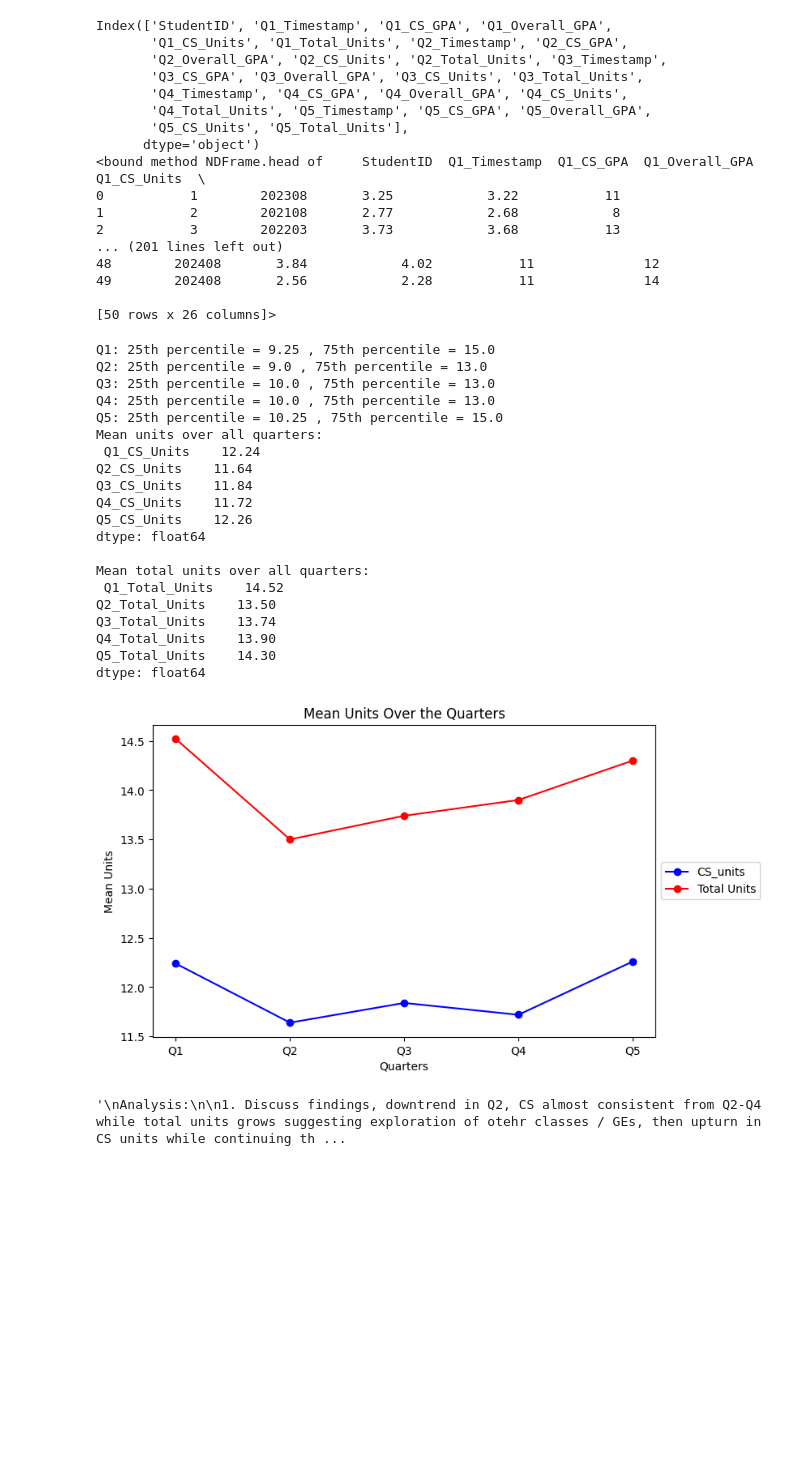
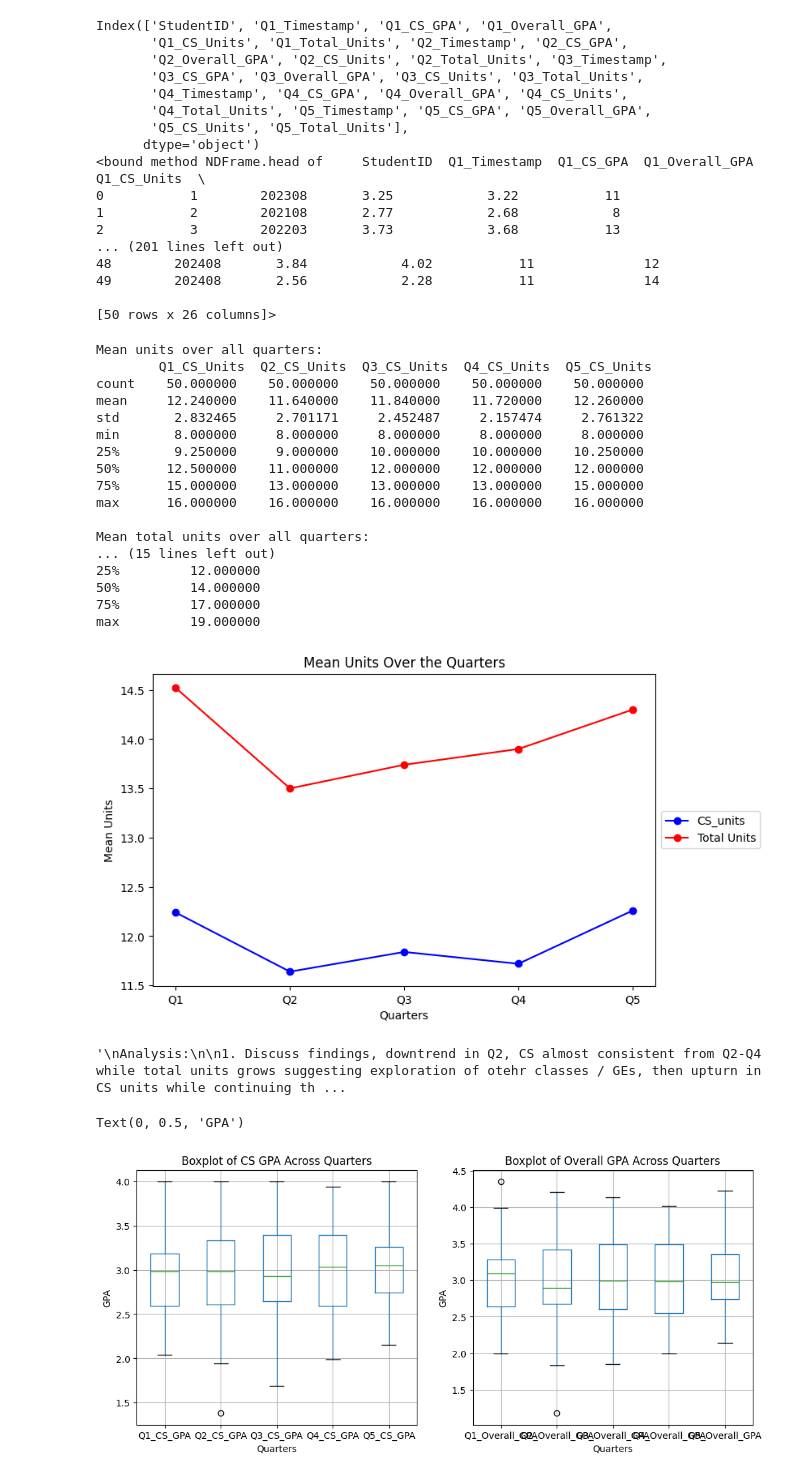
Before and after one commit to atri5/Luplab-data-exploration, a Jupyter notebook: exploration.ipynb, the cells around one changed output. Saved outputs shown, nothing was run; the diff lists cells and outputs as text; code cells hidden in the pictures; blank space fills up the shorter version.

```diff
--- a/exploration.ipynb
+++ b/exploration.ipynb
@@ -5,6 +5,7 @@ import matplotlib.pyplot as plt
 #create subframes for easier exploration
 df = pd.read_csv('fakestudentrecords.csv')
 df_csgpa = df[['Q1_CS_GPA', 'Q2_CS_GPA','Q3_CS_GPA','Q4_CS_GPA','Q5_CS_GPA']]
+df_totgpa = df[['Q1_Overall_GPA', 'Q2_Overall_GPA','Q3_Overall_GPA','Q4_Overall_GPA','Q5_Overall_GPA']]
 df_csunits = df[['Q1_CS_Units','Q2_CS_Units', 'Q3_CS_Units', 'Q4_CS_Units', 'Q5_CS_Units']]
 # %%
 #THINGS TO EXPLORE
@@ -40,19 +41,17 @@ Index(['StudentID', 'Q1_Timestamp', 'Q1_CS_GPA', 'Q1_Overall_GPA',
 [50 rows x 26 columns]>
 # %%
 # Explore percentiles of CS units taken from quarter to quarter
-print("Q1: 25th percentile =", df['Q1_CS_Units'].quantile(0.25), ", 75th percentile =", df['Q1_CS_Units'].quantile(0.75))
-print("Q2: 25th percentile =", df['Q2_CS_Units'].quantile(0.25), ", 75th percentile =", df['Q2_CS_Units'].quantile(0.75))
-print("Q3: 25th percentile =", df['Q3_CS_Units'].quantile(0.25), ", 75th percentile =", df['Q3_CS_Units'].quantile(0.75))
-print("Q4: 25th percentile =", df['Q4_CS_Units'].quantile(0.25), ", 75th percentile =", df['Q4_CS_Units'].quantile(0.75))
-print("Q5: 25th percentile =", df['Q5_CS_Units'].quantile(0.25), ", 75th percentile =", df['Q5_CS_Units'].quantile(0.75))
+cs_unit_sum = df[['Q1_CS_Units', 'Q2_CS_Units', 'Q3_CS_Units', 'Q4_CS_Units', 'Q5_CS_Units']].describe()
+tot_unit_sum = df[['Q1_Total_Units', 'Q2_Total_Units', 'Q3_Total_Units', 'Q4_Total_Units', 'Q5_Total_Units']].describe()
+
 
 # Calculate and print the mean CS units over all quarters
 mean_cs_units = df[['Q1_CS_Units', 'Q2_CS_Units', 'Q3_CS_Units', 'Q4_CS_Units', 'Q5_CS_Units']].mean()
-print("Mean units over all quarters:\n", mean_cs_units, '\n')
+print("Mean units over all quarters:\n", cs_unit_sum, '\n')
 
 #calculate and print the mean of all units over all quarters
 mean_units = df[['Q1_Total_Units', 'Q2_Total_Units', 'Q3_Total_Units', 'Q4_Total_Units', 'Q5_Total_Units']].mean()
-print("Mean total units over all quarters:\n", mean_units, '\n')
+print("Mean total units over all quarters:\n", tot_unit_sum, '\n')
 
 
 quarters = ['Q1', 'Q2', 'Q3', 'Q4', 'Q5']
@@ -68,26 +67,23 @@ plt.legend(loc='center left', bbox_to_anchor=(1, 0.5))
 # Display the plot
 plt.show()
 # %% [output]
-Q1: 25th percentile = 9.25 , 75th percentile = 15.0
-Q2: 25th percentile = 9.0 , 75th percentile = 13.0
-Q3: 25th percentile = 10.0 , 75th percentile = 13.0
-Q4: 25th percentile = 10.0 , 75th percentile = 13.0
-Q5: 25th percentile = 10.25 , 75th percentile = 15.0
 Mean units over all quarters:
- Q1_CS_Units    12.24
-Q2_CS_Units    11.64
-Q3_CS_Units    11.84
-Q4_CS_Units    11.72
-Q5_CS_Units    12.26
-dtype: float64
+        Q1_CS_Units  Q2_CS_Units  Q3_CS_Units  Q4_CS_Units  Q5_CS_Units
+count    50.000000    50.000000    50.000000    50.000000    50.000000
+mean     12.240000    11.640000    11.840000    11.720000    12.260000
+std       2.832465     2.701171     2.452487     2.157474     2.761322
+min       8.000000     8.000000     8.000000     8.000000     8.000000
+25%       9.250000     9.000000    10.000000    10.000000    10.250000
+50%      12.500000    11.000000    12.000000    12.000000    12.000000
+75%      15.000000    13.000000    13.000000    13.000000    15.000000
+max      16.000000    16.000000    16.000000    16.000000    16.000000
 
 Mean total units over all quarters:
- Q1_Total_Units    14.52
-Q2_Total_Units    13.50
-Q3_Total_Units    13.74
-Q4_Total_Units    13.90
-Q5_Total_Units    14.30
-dtype: float64
+... (15 lines left out)
+25%         12.000000
+50%         14.000000
+75%         17.000000
+max         19.000000
 [figure]
 # %%
 '''
@@ -98,3 +94,20 @@ Analysis:
 '''
 # %% [output]
 '\nAnalysis:\n\n1. Discuss findings, downtrend in Q2, CS almost consistent from Q2-Q4 while total units grows suggesting exploration of otehr classes / GEs, then upturn in CS units while continuing th ...
+# %%
+#Now, we can cross reference the above graph with the trend in GPAs for both CS related courses versus cumulative course GPA.
+#Check whether we must use the mean or median as the metric for our representation
+fig, axes = plt.subplots(nrows=1, ncols=2, figsize=(12, 5))
+
+df_csgpa.boxplot(ax=axes[0])
+axes[0].set_title('Boxplot of CS GPA Across Quarters')
+axes[0].set_xlabel('Quarters')
+axes[0].set_ylabel('GPA')
+
+df_totgpa.boxplot(ax=axes[1])
+axes[1].set_title('Boxplot of Overall GPA Across Quarters')
+axes[1].set_xlabel('Quarters')
+axes[1].set_ylabel('GPA')
+# %% [output]
+Text(0, 0.5, 'GPA')
+[figure, added]
```
Also changed, not shown: parts of 6 cells of this notebook.
